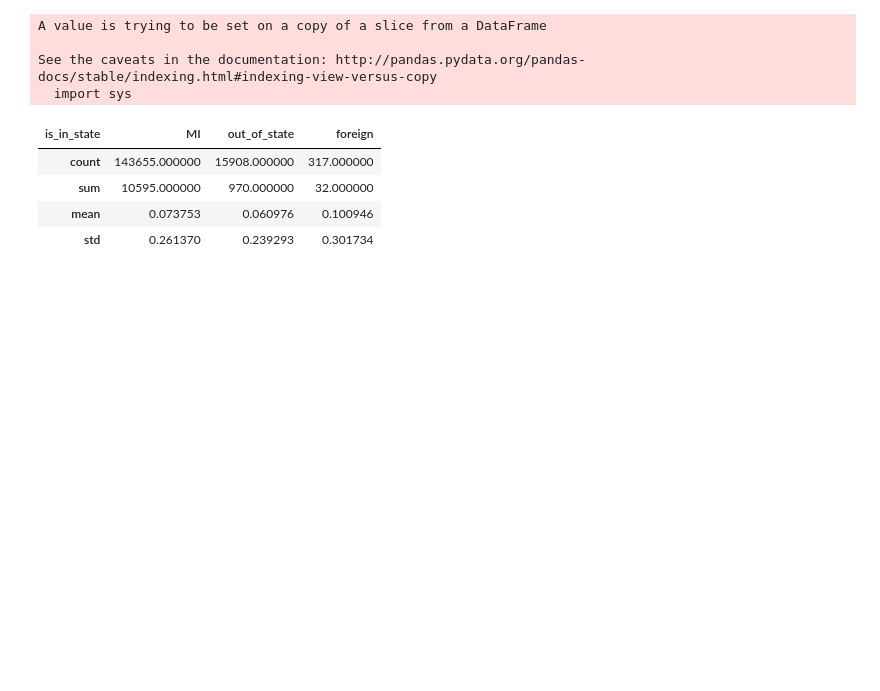
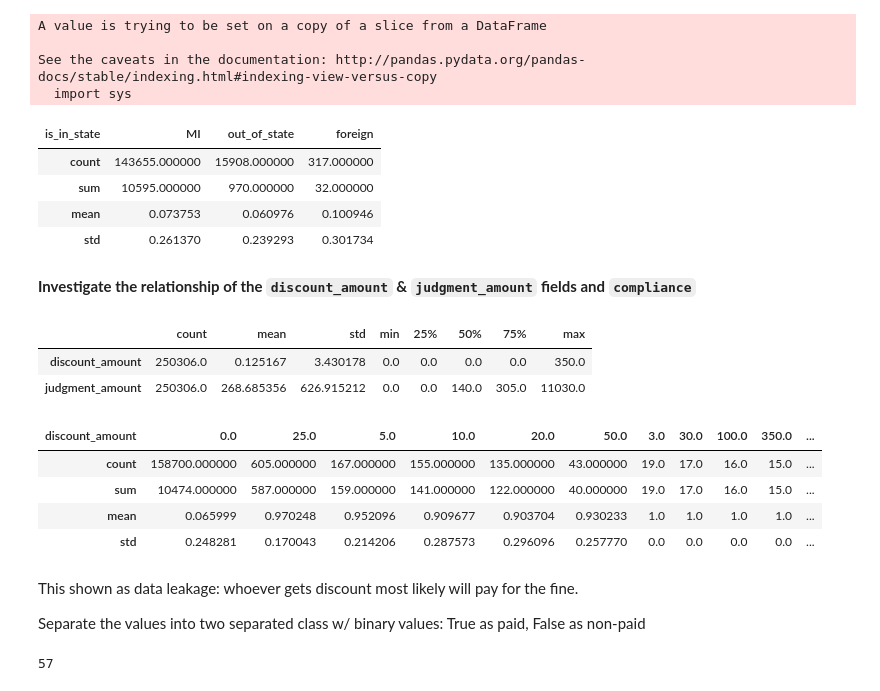
Before and after one commit to hmchen47/DataScience, a Jupyter notebook: AppliedDS-UMich/3-AML/notebooks/Ref1-Assignment4.ipynb, the cells around one changed output. Saved outputs shown, nothing was run; the diff lists cells and outputs as text; code cells hidden in the pictures; blank space fills up the shorter version.

Commit message:
feat: add code to Investigate of the discount_amount & judgment_amount

```diff
--- a/AppliedDS-UMich/3-AML/notebooks/Ref1-Assignment4.ipynb
+++ b/AppliedDS-UMich/3-AML/notebooks/Ref1-Assignment4.ipynb
@@ -276,3 +276,24 @@ df_train.groupby('is_in_state').compliance.agg(['count', 'sum', 'mean', 'std']).
 | sum | 10595.000000 | 970.000000 | 32.000000 |
 | mean | 0.073753 | 0.060976 | 0.100946 |
 | std | 0.261370 | 0.239293 | 0.301734 |
+# %% [markdown]
+__Investigate the relationship of the `discount_amount` & `judgment_amount` fields and `compliance`__
+# %%
+df_train_all[['discount_amount', 'judgment_amount']].describe().T
+# uneven distribution w/ discount_amount
+# %% [output]
+|  | count | mean | std | min | 25% | 50% | 75% | max |
+| discount_amount | 250306.0 | 0.125167 | 3.430178 | 0.0 | 0.0 | 0.0 | 0.0 | 350.0 |
+| judgment_amount | 250306.0 | 268.685356 | 626.915212 | 0.0 | 0.0 | 140.0 | 305.0 | 11030.0 |
+# %%
+df_train.groupby('discount_amount').compliance.agg(['count', 'sum', 'mean', 'std']).sort_values('count', ascending=False).T
+# %% [output]
+| discount_amount | 0.0 | 25.0 | 5.0 | 10.0 | 20.0 | 50.0 | 3.0 | 30.0 | 100.0 | 350.0 | ... |
+| count | 158700.000000 | 605.000000 | 167.000000 | 155.000000 | 135.000000 | 43.000000 | 19.0 | 17.0 | 16.0 | 15.0 | ... |
+| sum | 10474.000000 | 587.000000 | 159.000000 | 141.000000 | 122.000000 | 40.000000 | 19.0 | 17.0 | 16.0 | 15.0 | ... |
+| mean | 0.065999 | 0.970248 | 0.952096 | 0.909677 | 0.903704 | 0.930233 | 1.0 | 1.0 | 1.0 | 1.0 | ... |
+| std | 0.248281 | 0.170043 | 0.214206 | 0.287573 | 0.296096 | 0.257770 | 0.0 | 0.0 | 0.0 | 0.0 | ... |
+# %% [markdown]
+This shown as data leakage: whoever gets discount most likely will pay for the fine.
+
+Separate the values into two separated class w/ binary values: True as paid, False as non-paid
@@ -278,0 +302,7 @@ df_train.groupby('is_in_state').compliance.agg(['count', 'sum', 'mean', 'std']).
+# %%
+# df_train.groupby('judgment_amount').compliance.agg(['count', 'sum', 'mean', 'std']).sort_index(ascending=False)
+# the result looks like countinuous values.
+
+len(df_train.groupby('judgment_amount').groups)
+# %% [output]
+57
```
Also changed, not shown: parts of 2 cells of this notebook.
